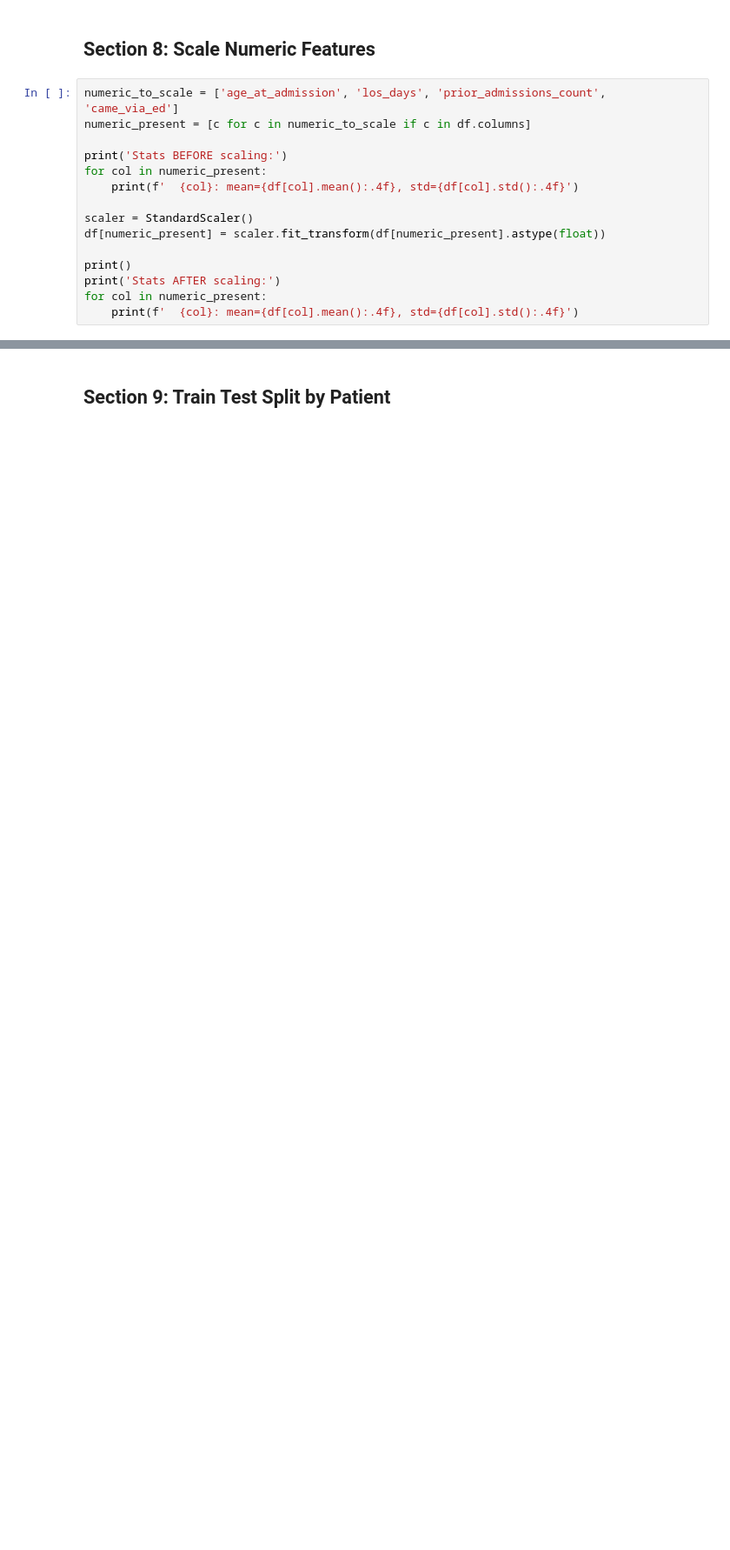
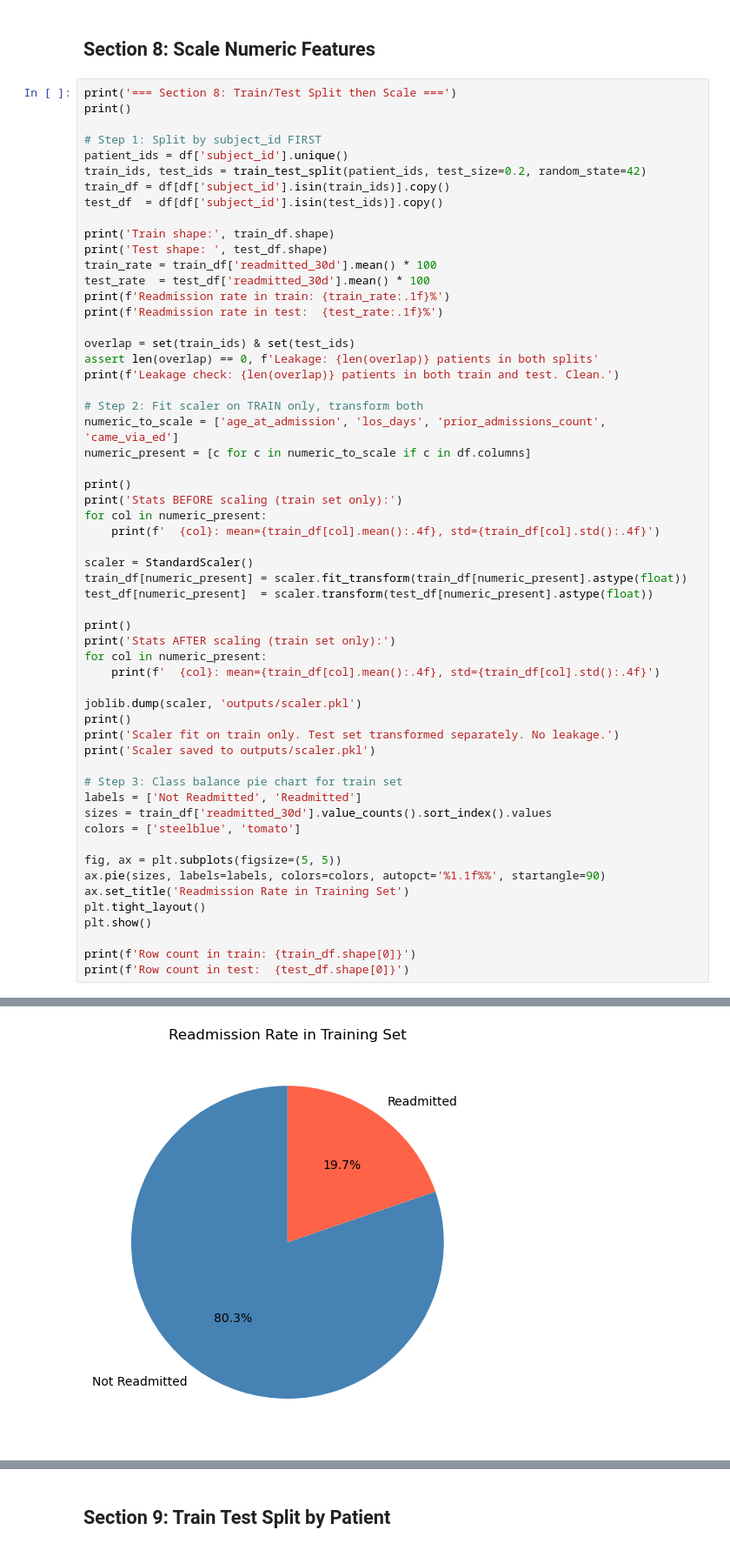
Before and after one commit to Dekayzip/MIMIC-IV-Readmission-Capstone, a Jupyter notebook: preprocessing.ipynb, the cells around one changed output, grey strips where cells are left out. Shown at 87% size. Drawn from its saved outputs; the diff is of its cells as text; blank space fills up the shorter version.

```diff
--- a/preprocessing.ipynb
+++ b/preprocessing.ipynb
@@ -292,18 +429,60 @@ New columns created: 35
 # %% [markdown]
 ## Section 8: Scale Numeric Features
 # %%
+print('=== Section 8: Train/Test Split then Scale ===')
+print()
+
+# Step 1: Split by subject_id FIRST
+patient_ids = df['subject_id'].unique()
+train_ids, test_ids = train_test_split(patient_ids, test_size=0.2, random_state=42)
+train_df = df[df['subject_id'].isin(train_ids)].copy()
+test_df  = df[df['subject_id'].isin(test_ids)].copy()
+
+print('Train shape:', train_df.shape)
+print('Test shape: ', test_df.shape)
+train_rate = train_df['readmitted_30d'].mean() * 100
+test_rate  = test_df['readmitted_30d'].mean() * 100
+print(f'Readmission rate in train: {train_rate:.1f}%')
+print(f'Readmission rate in test:  {test_rate:.1f}%')
+
+overlap = set(train_ids) & set(test_ids)
+assert len(overlap) == 0, f'Leakage: {len(overlap)} patients in both splits'
+print(f'Leakage check: {len(overlap)} patients in both train and test. Clean.')
+
+# Step 2: Fit scaler on TRAIN only, transform both
 numeric_to_scale = ['age_at_admission', 'los_days', 'prior_admissions_count', 'came_via_ed']
 numeric_present = [c for c in numeric_to_scale if c in df.columns]
 
-print('Stats BEFORE scaling:')
+print()
+print('Stats BEFORE scaling (train set only):')
 for col in numeric_present:
-    print(f'  {col}: mean={df[col].mean():.4f}, std={df[col].std():.4f}')
+    print(f'  {col}: mean={train_df[col].mean():.4f}, std={train_df[col].std():.4f}')
 
 scaler = StandardScaler()
-df[numeric_present] = scaler.fit_transform(df[numeric_present].astype(float))
+train_df[numeric_present] = scaler.fit_transform(train_df[numeric_present].astype(float))
+test_df[numeric_present]  = scaler.transform(test_df[numeric_present].astype(float))
 
 print()
-print('Stats AFTER scaling:')
+print('Stats AFTER scaling (train set only):')
 for col in numeric_present:
-    print(f'  {col}: mean={df[col].mean():.4f}, std={df[col].std():.4f}')
+    print(f'  {col}: mean={train_df[col].mean():.4f}, std={train_df[col].std():.4f}')
+
+joblib.dump(scaler, 'outputs/scaler.pkl')
+print()
+print('Scaler fit on train only. Test set transformed separately. No leakage.')
+print('Scaler saved to outputs/scaler.pkl')
+
+# Step 3: Class balance pie chart for train set
+labels = ['Not Readmitted', 'Readmitted']
+sizes = train_df['readmitted_30d'].value_counts().sort_index().values
+colors = ['steelblue', 'tomato']
+
+fig, ax = plt.subplots(figsize=(5, 5))
+ax.pie(sizes, labels=labels, colors=colors, autopct='%1.1f%%', startangle=90)
+ax.set_title('Readmission Rate in Training Set')
+plt.tight_layout()
+plt.show()
+
+print(f'Row count in train: {train_df.shape[0]}')
+print(f'Row count in test:  {test_df.shape[0]}')
 # %% [output]
@@ -320,0 +506 @@ Stats AFTER scaling:
+[figure, added]
```
Also changed, not shown: parts of 14 cells of this notebook, 3 other files.
